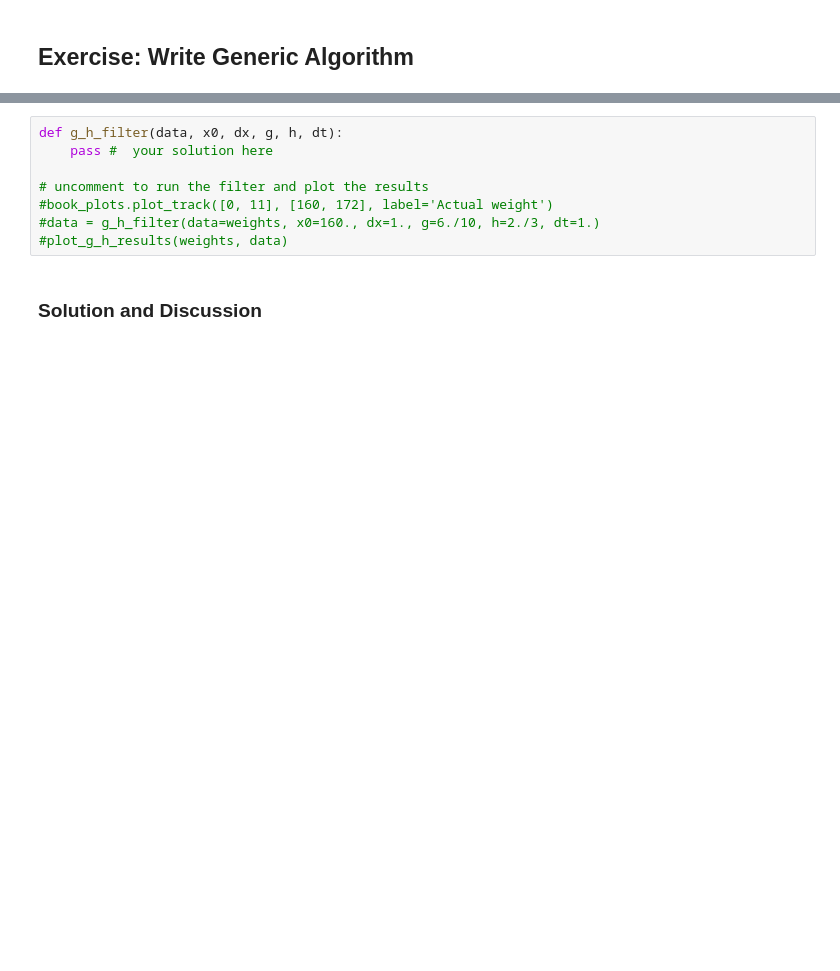
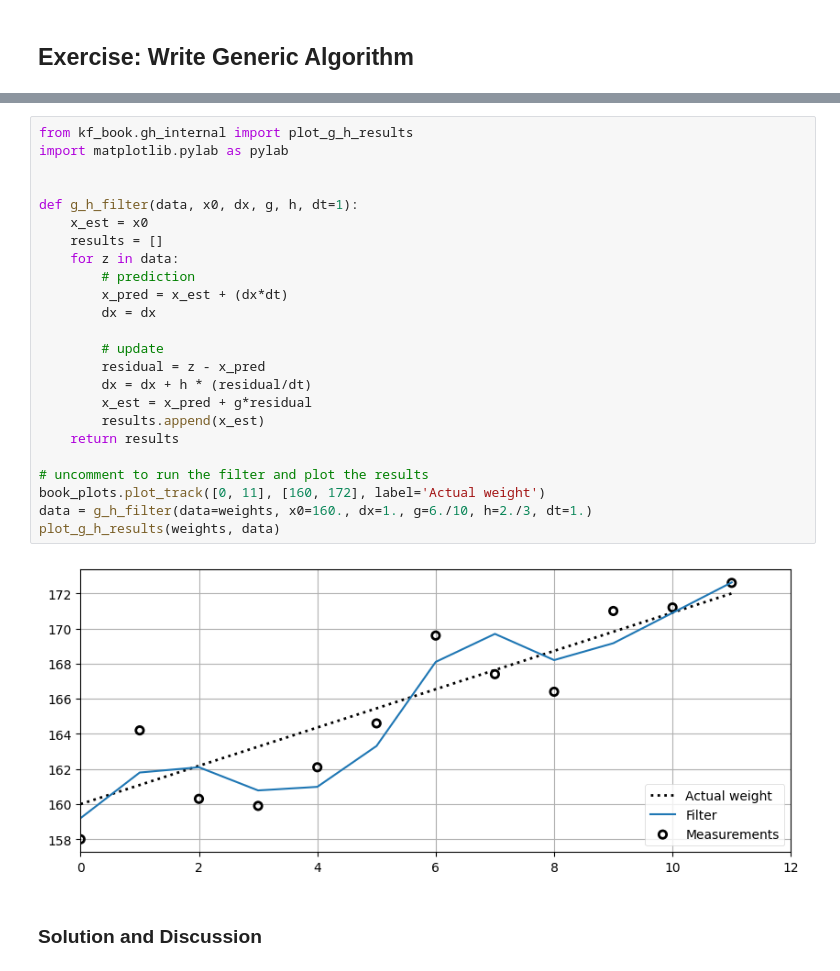
Before and after one commit to angrydexterous/Kalman-and-Bayesian-Filters-in-Python, a Jupyter notebook: 01-g-h-filter.ipynb, the cells around one changed output, grey strips where cells are left out. Drawn from its saved outputs; the diff is of its cells as text; blank space fills up the shorter version.

```diff
--- a/01-g-h-filter.ipynb
+++ b/01-g-h-filter.ipynb
@@ -416,13 +418,31 @@ def g_h_filter(data, x0, dx, g, h, dt):
 
 Return the data as a NumPy array, not a list. Test it by passing in the same weight data as before, plot the results, and visually determine that it works.
 # %%
-def g_h_filter(data, x0, dx, g, h, dt):
-    pass #  your solution here
+from kf_book.gh_internal import plot_g_h_results
+import matplotlib.pylab as pylab
+
+
+def g_h_filter(data, x0, dx, g, h, dt=1):
+    x_est = x0
+    results = []
+    for z in data:
+        # prediction
+        x_pred = x_est + (dx*dt)
+        dx = dx
+
+        # update
+        residual = z - x_pred
+        dx = dx + h * (residual/dt)
+        x_est = x_pred + g*residual
+        results.append(x_est)
+    return results
 
 # uncomment to run the filter and plot the results
-#book_plots.plot_track([0, 11], [160, 172], label='Actual weight')
-#data = g_h_filter(data=weights, x0=160., dx=1., g=6./10, h=2./3, dt=1.)
-#plot_g_h_results(weights, data)
+book_plots.plot_track([0, 11], [160, 172], label='Actual weight')
+data = g_h_filter(data=weights, x0=160., dx=1., g=6./10, h=2./3, dt=1.)
+plot_g_h_results(weights, data)
+# %% [output]
+[figure, added]
 # %% [markdown]
 ### Solution and Discussion
 # %%
```
Also changed, not shown: parts of 23 cells of this notebook.
